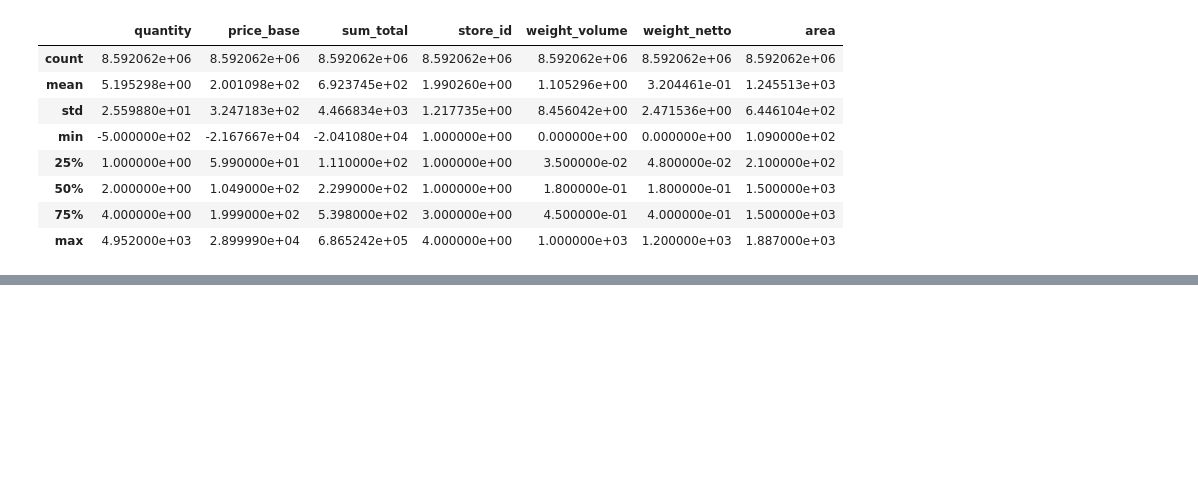
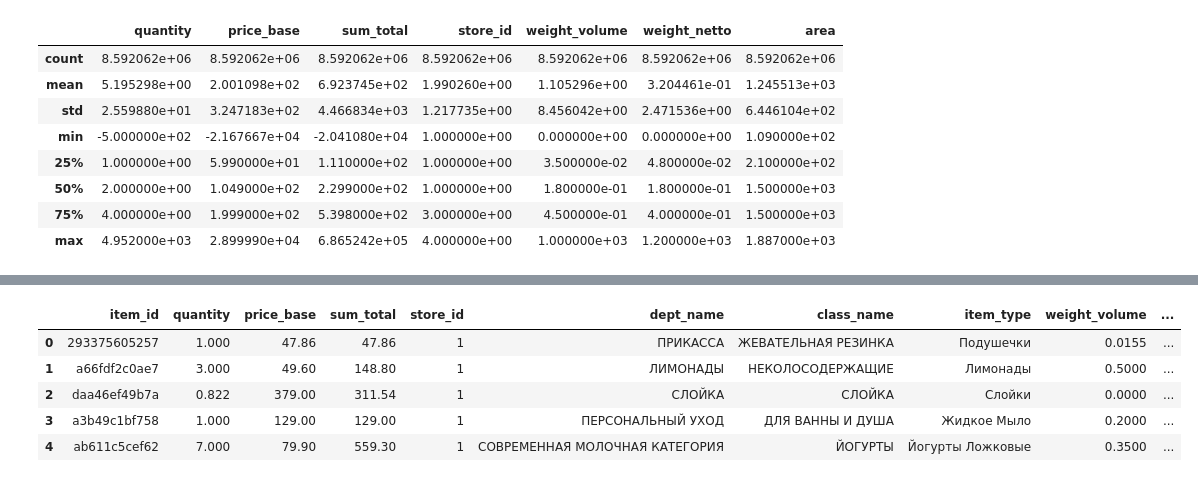
Before and after one commit to reagan-adajo/Capstone_Project, a Jupyter notebook: Project.ipynb, the cells around one changed output, grey strips where cells are left out. Saved outputs shown, nothing was run; the diff lists cells and outputs as text; code cells hidden in the pictures; blank space fills up the shorter version.

```diff
--- a/Project.ipynb
+++ b/Project.ipynb
@@ -553,0 +561,11 @@ memory usage: 1.0+ GB
+# %%
+#Drop the date column
+df1.drop(columns=['date'], inplace=True)
+df1.head()
+# %% [output]
+|  | item_id | quantity | price_base | sum_total | store_id | dept_name | class_name | item_type | weight_volume | ... |
+| 0 | 293375605257 | 1.000 | 47.86 | 47.86 | 1 | ПРИКАССА | ЖЕВАТЕЛЬНАЯ РЕЗИНКА | Подушечки | 0.0155 | ... |
+| 1 | a66fdf2c0ae7 | 3.000 | 49.60 | 148.80 | 1 | ЛИМОНАДЫ | НЕКОЛОСОДЕРЖАЩИЕ | Лимонады | 0.5000 | ... |
+| 2 | daa46ef49b7a | 0.822 | 379.00 | 311.54 | 1 | СЛОЙКА | СЛОЙКА | Слойки | 0.0000 | ... |
+| 3 | a3b49c1bf758 | 1.000 | 129.00 | 129.00 | 1 | ПЕРСОНАЛЬНЫЙ УХОД | ДЛЯ ВАННЫ И ДУША | Жидкое Мыло | 0.2000 | ... |
+| 4 | ab611c5cef62 | 7.000 | 79.90 | 559.30 | 1 | СОВРЕМЕННАЯ МОЛОЧНАЯ КАТЕГОРИЯ | ЙОГУРТЫ | Йогурты Ложковые | 0.3500 | ... |
```
Also changed, not shown: parts of 24 cells of this notebook.
